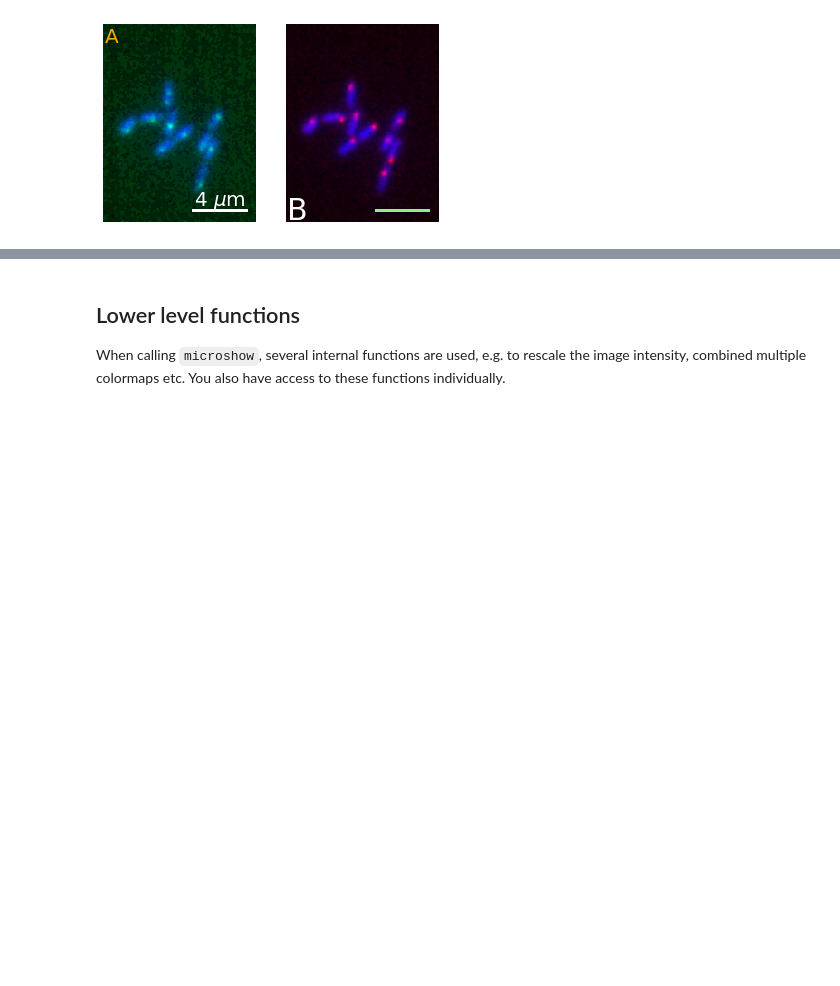
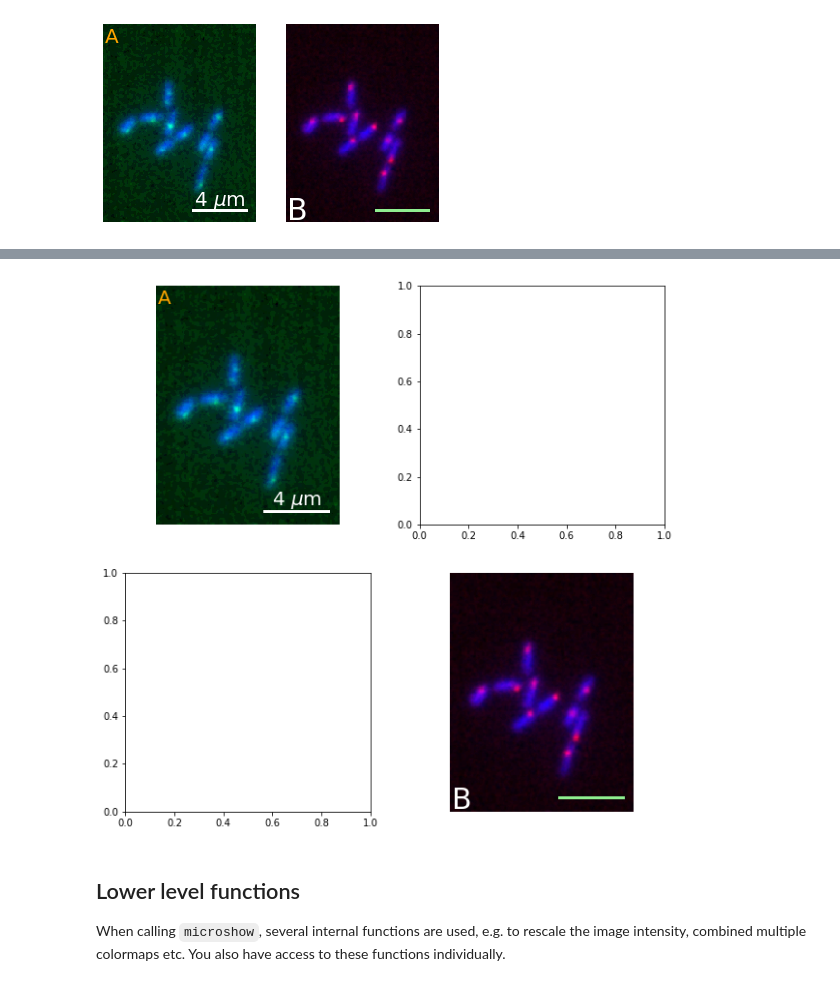
Before and after one commit to guiwitz/microfilm, a Jupyter notebook: notebooks/create_plots.ipynb, the cells around one changed output, grey strips where cells are left out. Cells and saved outputs as stored; diff of their text form; code cells hidden in the pictures; blank space fills up the shorter version.

```diff
--- a/notebooks/create_plots.ipynb
+++ b/notebooks/create_plots.ipynb
@@ -129,3 +135,9 @@ micro2.add_label('B', label_location='lower left', label_font_size=30);
+# %%
+micropanel = microplot.Micropanel(2,2, figsize=(10,10))
+micropanel.add_element(pos=[0,0], microim=micro1)
+micropanel.add_element(pos=[1,1], microim=micro2)
+# %% [output]
+[figure, added]
 # %% [markdown]
 ## Lower level functions
 
```
Also changed, not shown: parts of 3 cells of this notebook.
